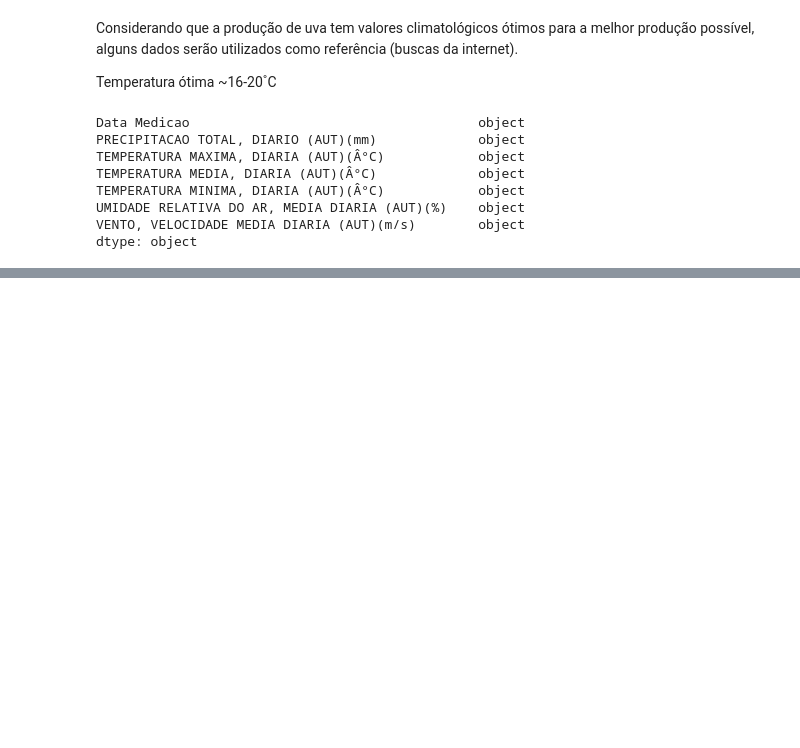
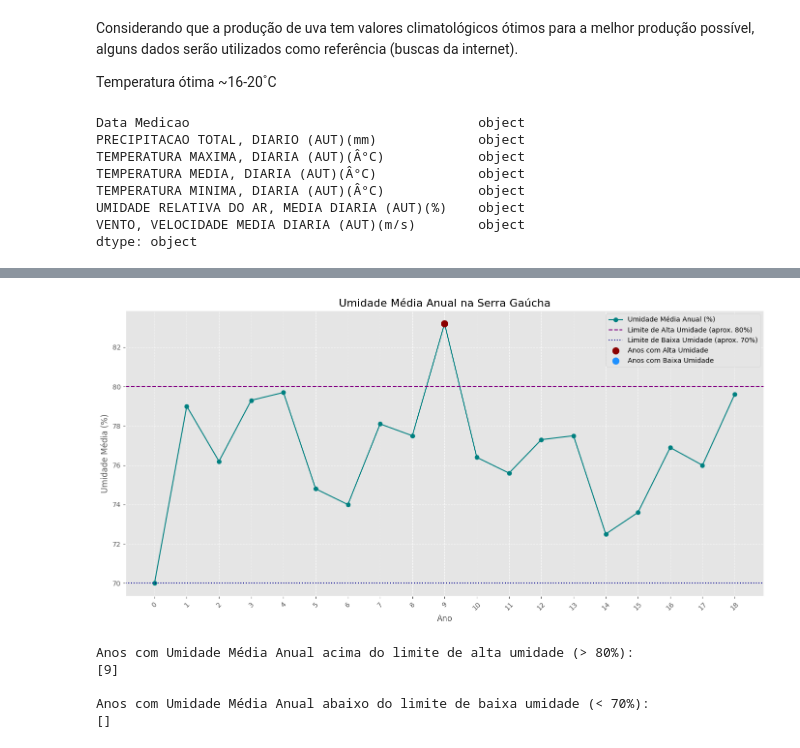
Before and after one commit to jaqueantunes/export_uva, a Jupyter notebook: PosFIAP_Export.ipynb, the cells around one changed output, grey strips where cells are left out. Drawn from its saved outputs; the diff is of its cells as text; code cells hidden in the pictures; blank space fills up the shorter version.

```diff
--- a/PosFIAP_Export.ipynb
+++ b/PosFIAP_Export.ipynb
@@ -996,0 +1234,55 @@ D_clima.plot(figsize=[16,8]).axhline(20, color='red', alpha=0.5)
+# %%
+# --- Gráfico 3: Umidade Média Anual com Faixas de Referência ---
+
+fig, ax_umidade = plt.subplots(figsize=(14, 7))
+
+# Plotar a umidade média
+ax_umidade.plot(df_clima_para_graficos.index,
+                df_clima_para_graficos['Umidade Media (%)'],
+                marker='o', linestyle='-', color='teal',
+                label='Umidade Média Anual (%)')
+
+# Limites de umidade
+limite_alta_umidade = 80 # %
+limite_baixa_umidade = 70 # %
+
+# Linhas de referência
+ax_umidade.axhline(y=limite_alta_umidade, color='purple', linestyle='--',
+                   label=f'Limite de Alta Umidade (aprox. {limite_alta_umidade}%)')
+ax_umidade.axhline(y=limite_baixa_umidade, color='darkblue', linestyle=':',
+                   label=f'Limite de Baixa Umidade (aprox. {limite_baixa_umidade}%)')
+
+# Destacar anos fora dos limites
+anos_alta_umidade = df_clima_para_graficos[df_clima_para_graficos['Umidade Media (%)'] > limite_alta_umidade]
+anos_baixa_umidade = df_clima_para_graficos[df_clima_para_graficos['Umidade Media (%)'] < limite_baixa_umidade]
+
+ax_umidade.scatter(anos_alta_umidade.index,
+                   anos_alta_umidade['Umidade Media (%)'],
+                   color='darkred', s=100, zorder=5, label='Anos com Alta Umidade')
+ax_umidade.scatter(anos_baixa_umidade.index,
+                   anos_baixa_umidade['Umidade Media (%)'],
+                   color='dodgerblue', s=100, zorder=5, label='Anos com Baixa Umidade')
+
+# Configurações do gráfico
+ax_umidade.set_title('Umidade Média Anual na Serra Gaúcha', fontsize=16)
+ax_umidade.set_xlabel('Ano', fontsize=12)
+ax_umidade.set_ylabel('Umidade Média (%)', fontsize=12)
+ax_umidade.set_xticks(df_clima_para_graficos.index.tolist())
+ax_umidade.tick_params(axis='x', rotation=45, labelsize=10)
+ax_umidade.xaxis.set_major_formatter(mticker.FormatStrFormatter('%d'))
+ax_umidade.grid(True, linestyle='--', alpha=0.7)
+ax_umidade.legend(loc='upper right')
+plt.tight_layout()
+plt.show()
+
+print("\nAnos com Umidade Média Anual acima do limite de alta umidade (> 80%):")
+print(anos_alta_umidade.index.tolist())
+print("\nAnos com Umidade Média Anual abaixo do limite de baixa umidade (< 70%):")
+print(anos_baixa_umidade.index.tolist())
+# %% [output]
+[figure, added]
+Anos com Umidade Média Anual acima do limite de alta umidade (> 80%):
+[9]
+
+Anos com Umidade Média Anual abaixo do limite de baixa umidade (< 70%):
+[]
```
Also changed, not shown: parts of 15 cells of this notebook.
